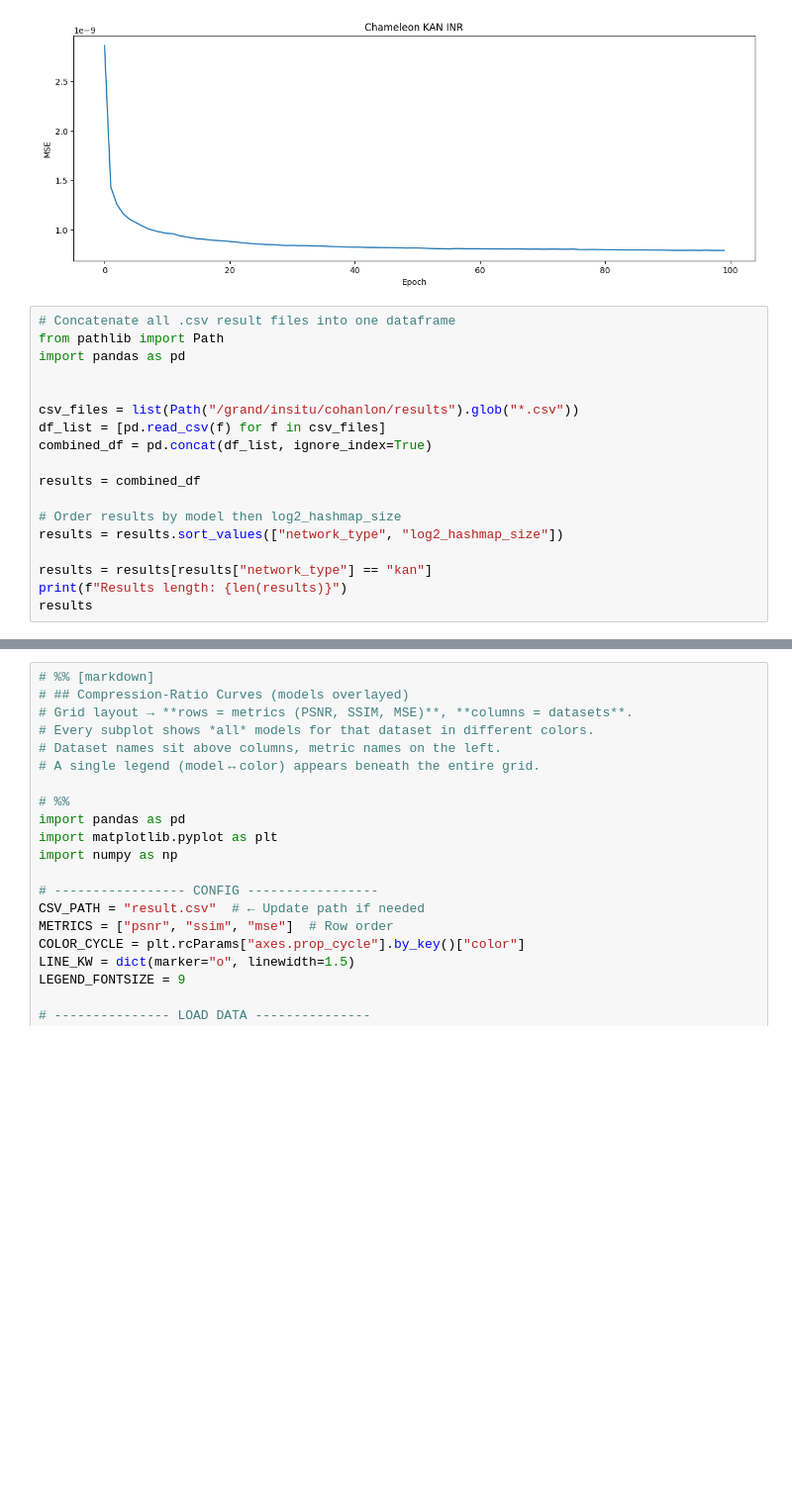
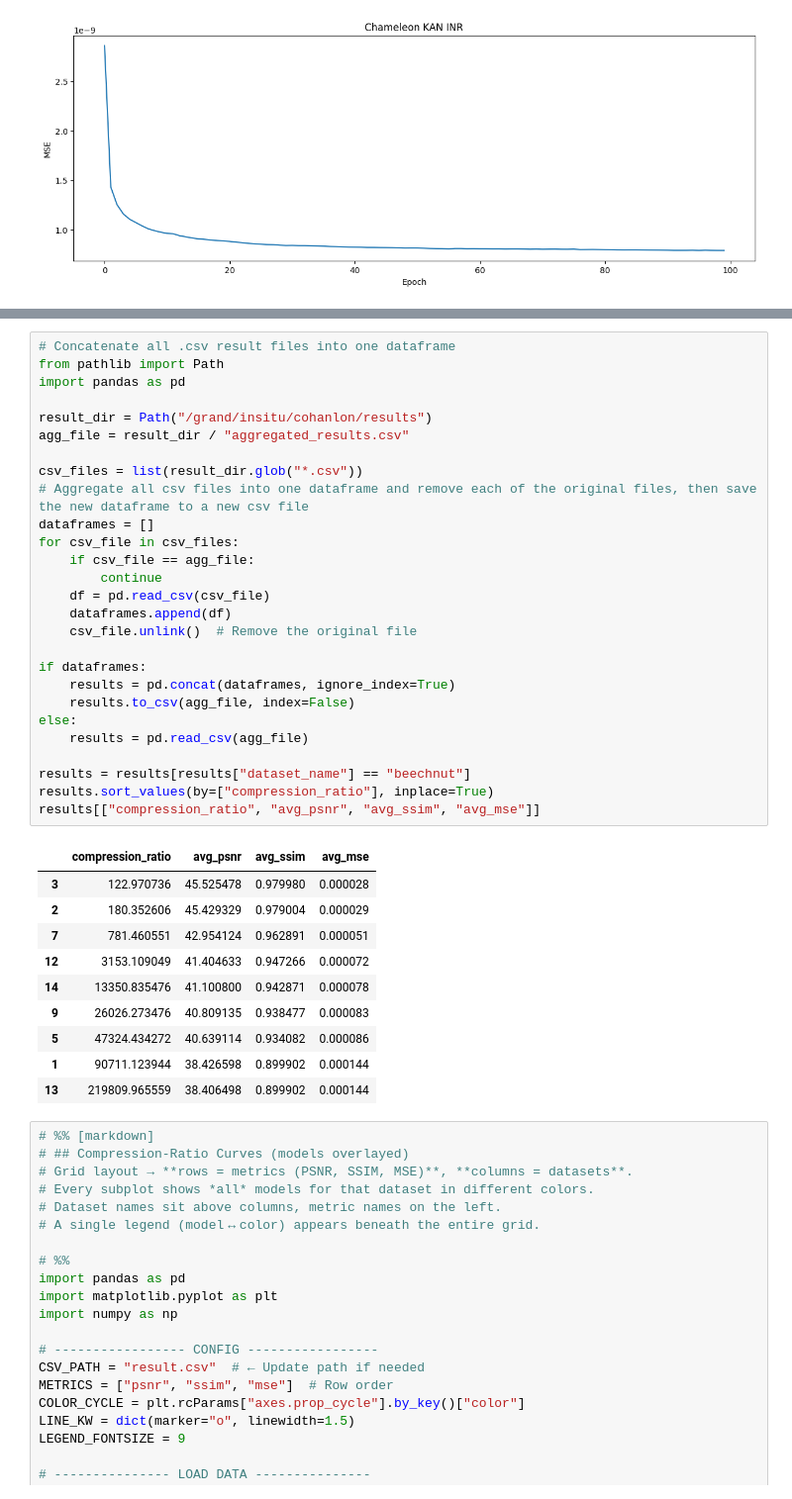
Before and after one commit to charlescohanlon/kan_inr, a Jupyter notebook: vis.ipynb, the cells around one changed output, grey strips where cells are left out. Shown at 99% size. Saved outputs shown, nothing was run; the diff lists cells and outputs as text; blank space fills up the shorter version.

```diff
--- a/vis.ipynb
+++ b/vis.ipynb
@@ -31,21 +31,3 @@ ax.set_ylabel("MSE")
 figure.show()
 # %% [output]
 [figure]
-# %%
-# Concatenate all .csv result files into one dataframe
-from pathlib import Path
-import pandas as pd
-
-
-csv_files = list(Path("/grand/insitu/cohanlon/results").glob("*.csv"))
-df_list = [pd.read_csv(f) for f in csv_files]
-combined_df = pd.concat(df_list, ignore_index=True)
-
-results = combined_df
-
-# Order results by model then log2_hashmap_size
-results = results.sort_values(["network_type", "log2_hashmap_size"])
-
-results = results[results["network_type"] == "kan"]
-print(f"Results length: {len(results)}")
-results
@@ -64,3 +34,41 @@ Results length: 9
+# %%
+# Concatenate all .csv result files into one dataframe
+from pathlib import Path
+import pandas as pd
+
+result_dir = Path("/grand/insitu/cohanlon/results")
+agg_file = result_dir / "aggregated_results.csv"
+
+csv_files = list(result_dir.glob("*.csv"))
+# Aggregate all csv files into one dataframe and remove each of the original files, then save the new dataframe to a new csv file
+dataframes = []
+for csv_file in csv_files:
+    if csv_file == agg_file:
+        continue
+    df = pd.read_csv(csv_file)
+    dataframes.append(df)
+    csv_file.unlink()  # Remove the original file
+
+if dataframes:
+    results = pd.concat(dataframes, ignore_index=True)
+    results.to_csv(agg_file, index=False)
+else:
+    results = pd.read_csv(agg_file)
+
+results = results[results["dataset_name"] == "beechnut"]
+results.sort_values(by=["compression_ratio"], inplace=True)
+results[["compression_ratio", "avg_psnr", "avg_ssim", "avg_mse"]]
+# %% [output]
+|  | compression_ratio | avg_psnr | avg_ssim | avg_mse |
+| 3 | 122.970736 | 45.525478 | 0.979980 | 0.000028 |
+| 2 | 180.352606 | 45.429329 | 0.979004 | 0.000029 |
+| 7 | 781.460551 | 42.954124 | 0.962891 | 0.000051 |
+| 12 | 3153.109049 | 41.404633 | 0.947266 | 0.000072 |
+| 14 | 13350.835476 | 41.100800 | 0.942871 | 0.000078 |
+| 9 | 26026.273476 | 40.809135 | 0.938477 | 0.000083 |
+| 5 | 47324.434272 | 40.639114 | 0.934082 | 0.000086 |
+| 1 | 90711.123944 | 38.426598 | 0.899902 | 0.000144 |
+| 13 | 219809.965559 | 38.406498 | 0.899902 | 0.000144 |
 # %%
 # %% [markdown]
 # ## Compression‑Ratio Curves (models overlayed)
```
Also changed, not shown: parts of 1 cell of this notebook.
